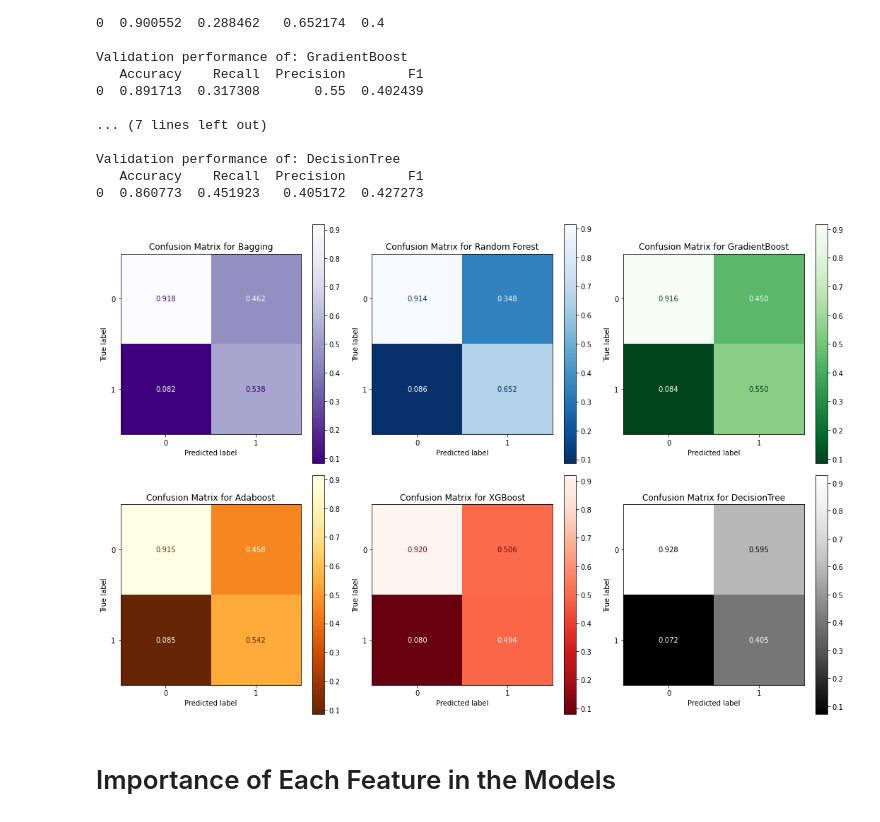
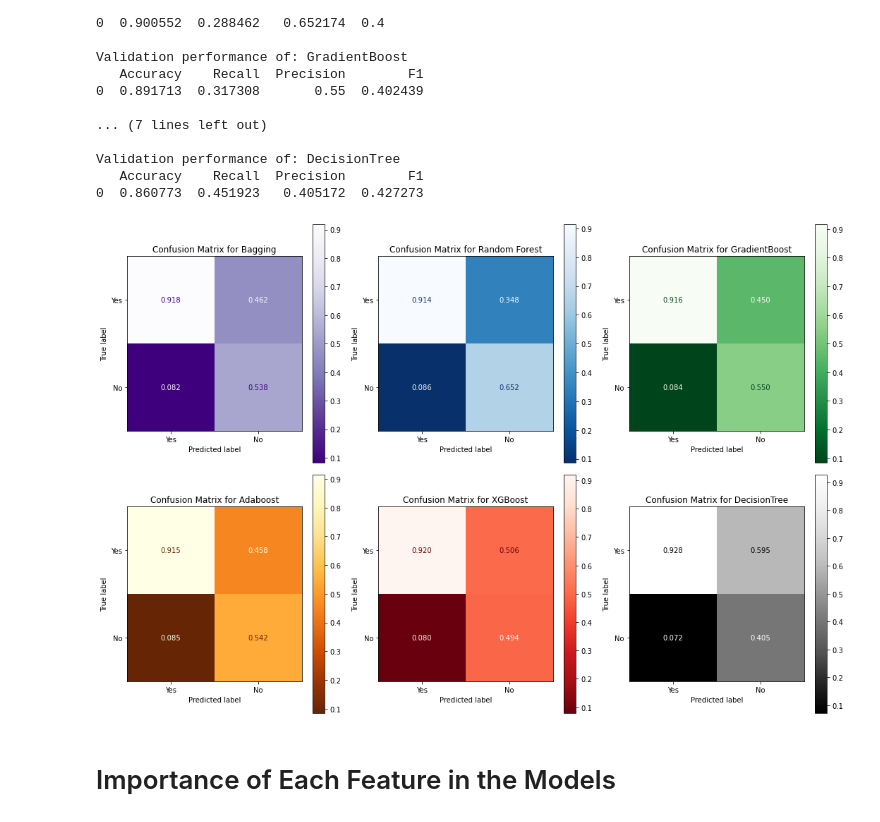
Before and after one commit to darkepacific/AAI-501-FinalTeamProject, a Jupyter notebook: AAI-501-FinalTeamProject.ipynb, the cells around one changed output. Drawn from its saved outputs; the diff is of its cells as text; code cells hidden in the pictures.

```diff
--- a/AAI-501-FinalTeamProject.ipynb
+++ b/AAI-501-FinalTeamProject.ipynb
@@ -836,30 +874,22 @@ from sklearn.metrics import (
 # %%
-# import matplotlib.pyplot as plt
-# cmaps = ['Purples', 'Blues', 'Greens', 'YlOrBr', 'Reds', 'Greys']
-
-# for index, (name, model) in enumerate(models):
-#     cmap = cmaps[index % len(cmaps)]
-#     plot_confusion_matrix(model, X_test, y_test, cmap=cmap+'_r', normalize='pred', values_format="0.3f")
-#     plt.title(f'Confusion Matrix for {name}')
-#     plt.show()
-
 import matplotlib.pyplot as plt
 from sklearn.metrics import plot_confusion_matrix
 
 cmaps = ['Purples', 'Blues', 'Greens', 'YlOrBr', 'Reds', 'Greys']
 
 fig, axes = plt.subplots(nrows=2, ncols=3, figsize=(15, 10))
 
 for index, (name, model) in enumerate(models):
     row, col = index // 3, index % 3
     cmap = cmaps[index % len(cmaps)]
-    plot_confusion_matrix(model, X_test, y_test, ax=axes[row, col], cmap=cmap+'_r', normalize='pred', values_format="0.3f")
+    # Use display_labels to specify class labels
+    plot_confusion_matrix(model, X_test, y_test, ax=axes[row, col], cmap=cmap+'_r', normalize='pred', values_format="0.3f", display_labels=['Yes', 'No'])
     axes[row, col].set_title(f'Confusion Matrix for {name}')
 
 plt.tight_layout()
 plt.show()
 # %% [output]
-[figure, old version]
+[figure, new version]
 # %% [markdown]
 # Importance of Each Feature in the Models
 # %% [markdown]
```
Also changed, not shown: parts of 14 cells of this notebook.
